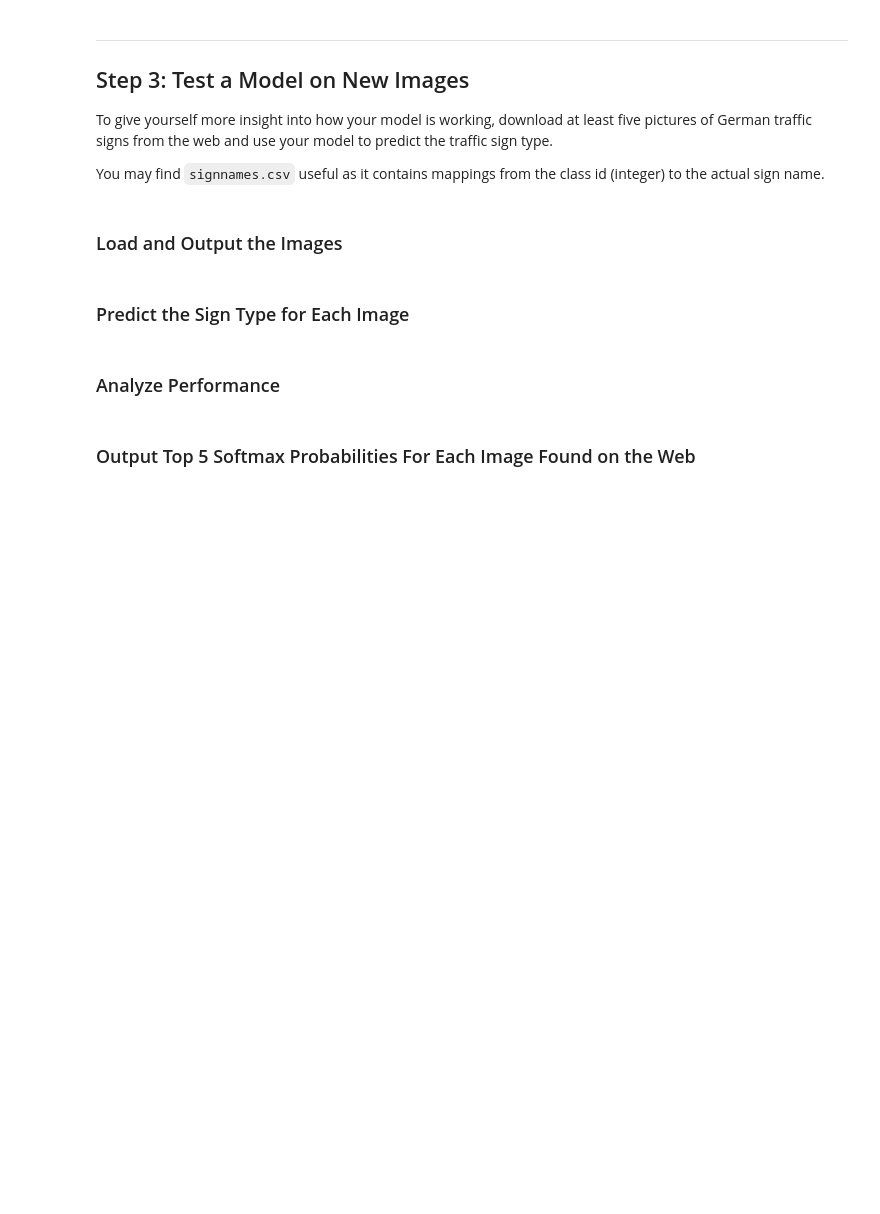
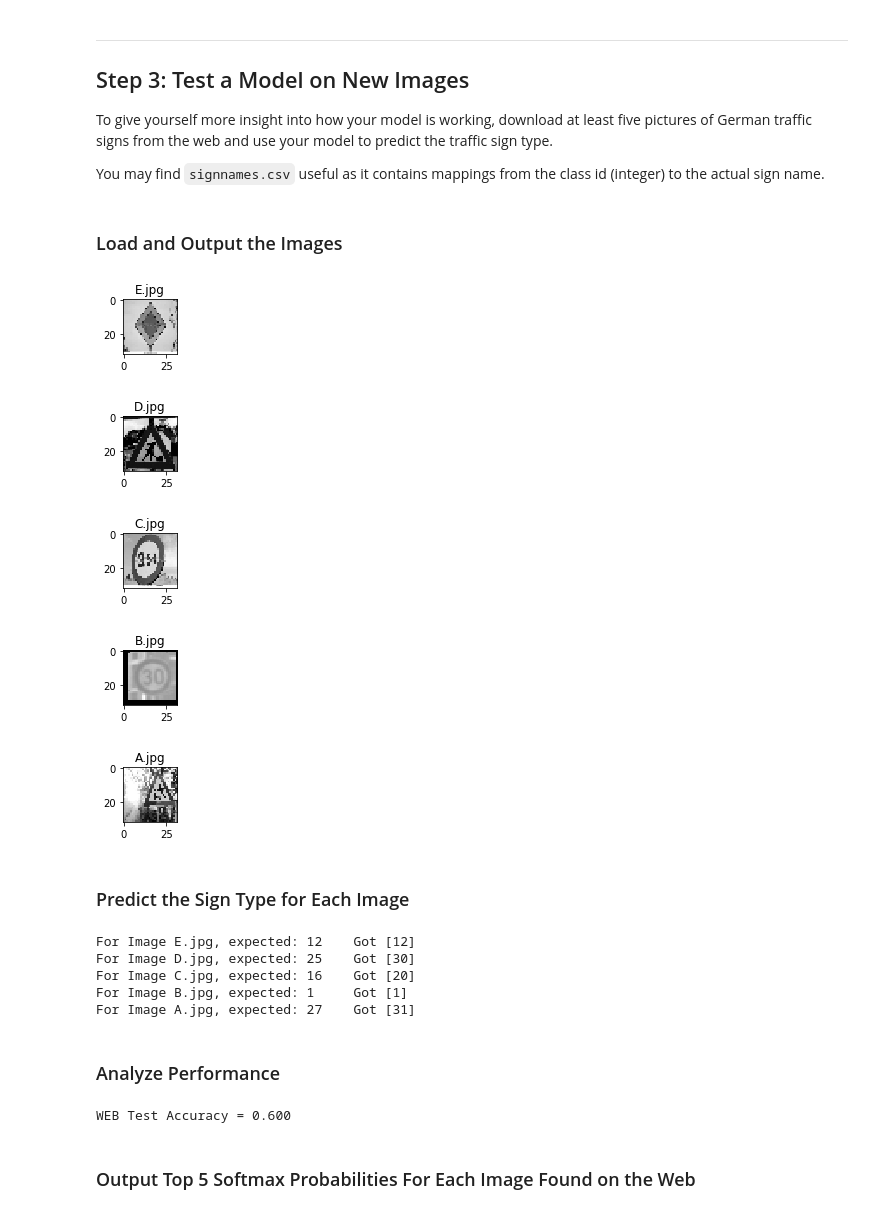
Before and after one commit to cwcentral/CarND-Traffic-Sign-Classifier-Project, a Jupyter notebook: Traffic_Sign_Classifier.ipynb, the cells around one changed output. Cells and saved outputs as stored; diff of their text form; code cells hidden in the pictures; blank space fills up the shorter version.

```diff
--- a/Traffic_Sign_Classifier.ipynb
+++ b/Traffic_Sign_Classifier.ipynb
@@ -583,27 +562,38 @@ You may find `signnames.csv` useful as it contains mappings from the class id (i
 # %%
 ### Load the images and plot them here.
 ### Feel free to use as many code cells as needed.
-import matplotlib.image as plti
 import scipy.misc as sm
 import skimage.transform
 
-X_webimage_test = np.zeros((4,32,32,1))
+buf_img = []
+X_webimage_test = np.zeros((5,32,32,1))
 
 #classifier_idx = 14 # stop signs
 #stop_signs = X_train[y_train == classifier_idx]
 #plt.figure(figsize=(1,1))
 #plt.imshow(stop_signs[1])
 
-y_webimage_test = np.array([11, 9, 19, 1])
+tmp_debug_arr = []
+image_files = np.array(["E.jpg", "D.jpg", "C.jpg", "B.jpg", "A.jpg"])
 
-image_files = np.array(["E.jpg", "D.jpg", "C.jpg", "B.jpg"])
+# images
+for idx in range(0, len(image_files)):
+    im = cv2.imread("/home/cliff/data/p2/web/" + image_files[idx])
+    im = cv2.resize(im, (32,32))
+    gray_im = cv2.cvtColor(im, cv2.COLOR_RGB2GRAY)
+    plt.figure(figsize=(1,1))
+    plt.title(image_files[idx])
+    plt.imshow(gray_im, cmap="gray")
+    X_webimage_test[idx] = get_norm(get_gray_eq(im))
 
-for idx in range(0, len(image_files)):
-    img = plti.imread("/home/cliff/data/p2/web/" + image_files[idx])
-    X_webimage_test[idx] = get_norm(get_gray(img))
-    print("Image data shape =", X_webimage_test[idx].shape)
-    plt.figure()
-    plt.imshow(img, cmap="gray")
+# labels
+y_webimage_test = np.array([12, 25, 16, 1, 27])
+# %% [output]
+[figure, added]
+[figure, added]
+[figure, added]
+[figure, added]
+[figure, added]
 # %% [markdown]
 ### Predict the Sign Type for Each Image
 # %%
@@ -617,9 +607,15 @@ save_state = tf.train.Saver()
 
 with tf.Session() as sess:
     save_state.restore(sess, './lenet')
-    out = sess.run(predict, feed_dict={ x : X_webimage_test, keep_prob: 1.0 })
-    print("Expected: \t", y_webimage_test)
-    print("Got: \t\t", out)
+    for img_data, y_data, im_name in zip(X_webimage_test, y_webimage_test, image_files):
+        out = sess.run(predict, feed_dict={ x : [img_data], keep_prob: 1.0 })
+        print("For Image {}, expected: {} \t Got {}".format(im_name, y_data, out))
+# %% [output]
+For Image E.jpg, expected: 12    Got [12]
+For Image D.jpg, expected: 25    Got [30]
+For Image C.jpg, expected: 16    Got [20]
+For Image B.jpg, expected: 1     Got [1]
+For Image A.jpg, expected: 27    Got [31]
 # %% [markdown]
 ### Analyze Performance
 # %%
@@ -627,9 +623,10 @@ with tf.Session() as sess:
 ### For example, if the model predicted 1 out of 5 signs correctly, it's 20% accurate on these new images.
 with tf.Session() as sess:
     saver.restore(sess, './lenet')
-
     test_accuracy = sess.run(accuracy_operation, feed_dict = { x: X_webimage_test, y: y_webimage_test, keep_prob: 1.0 } )
-    print("Test Accuracy = {:.3f}".format(test_accuracy))
+    print("WEB Test Accuracy = {:.3f}".format(test_accuracy))
+# %% [output]
+WEB Test Accuracy = 0.600
 # %% [markdown]
 ### Output Top 5 Softmax Probabilities For Each Image Found on the Web
 # %% [markdown]
```
Also changed, not shown: parts of 10 cells of this notebook, 4 other files.
